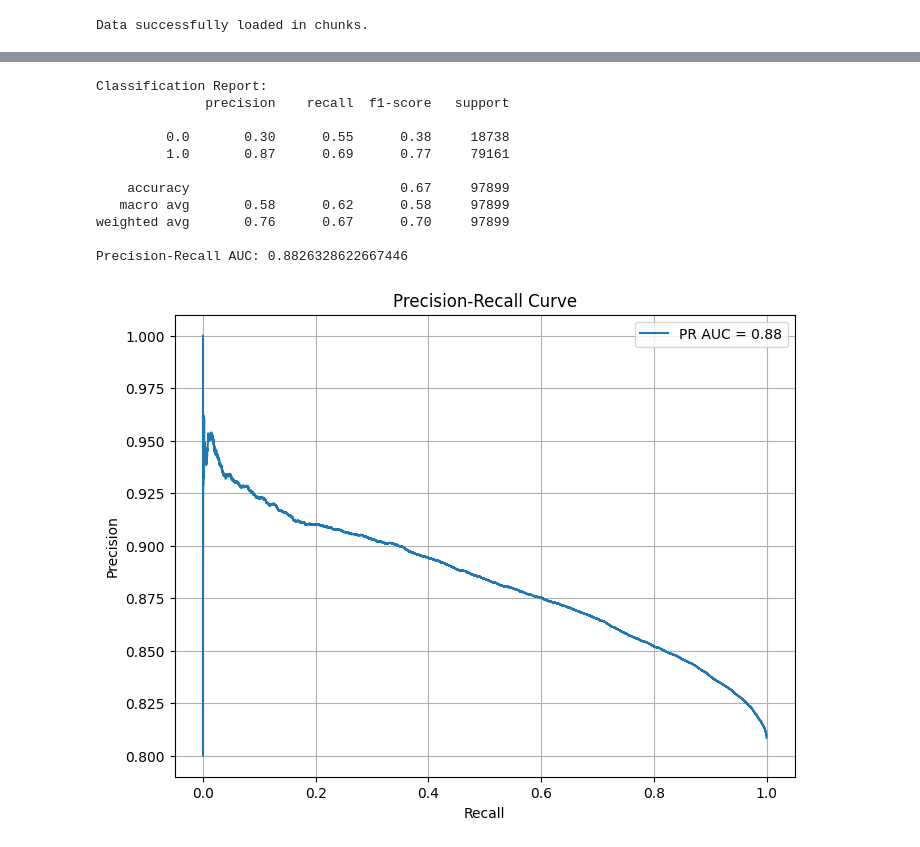
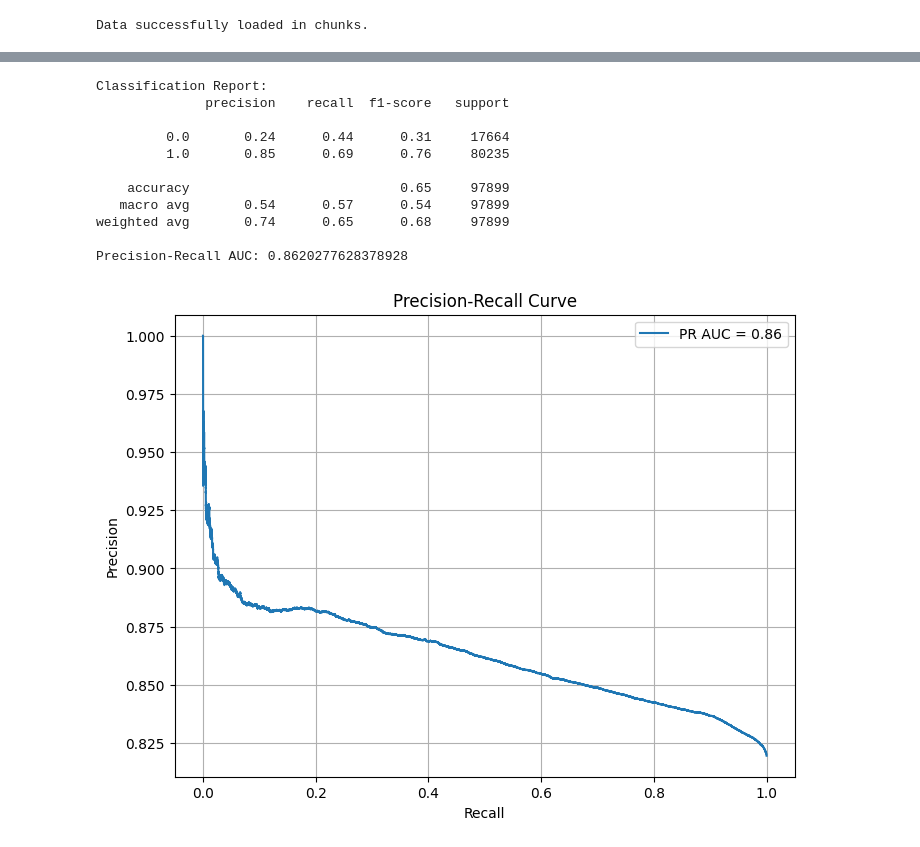
Before and after one commit to hillmerr/Loan_fairness, a Jupyter notebook: model_building.ipynb, the cells around one changed output, grey strips where cells are left out. Drawn from its saved outputs; the diff is of its cells as text; code cells hidden in the pictures.

```diff
--- a/model_building.ipynb
+++ b/model_building.ipynb
@@ -60,18 +82,18 @@ X_train, X_test, y_train, y_test = train_test_split(X_fair, y, test_size=0.3, ra
 # Logistic Regression:
 
 model = LogisticRegression(class_weight='balanced', max_iter=1000, random_state=42)
-model.fit(X_train, y_train)
+model.fit(X_train_f, y_train)
 
 # Predict on the test set
-y_pred = model.predict(X_test)
-y_pred_prob = model.predict_proba(X_test)[:, 1]  # Get probabilities for Precision-Recall
+y_pred_fl = model.predict(X_test_f)
+y_pred_prob_fl = model.predict_proba(X_test_f)[:, 1]  # Get probabilities for Precision-Recall
 
 # Evaluate the model
 print("Classification Report:")
-print(classification_report(y_test, y_pred))
+print(classification_report(y_test, y_pred_fl))
 
 # Precision-Recall Curve
-precision, recall, _ = precision_recall_curve(y_test, y_pred_prob)
+precision, recall, _ = precision_recall_curve(y_test, y_pred_prob_fl)
 pr_auc = auc(recall, precision)
 print(f"Precision-Recall AUC: {pr_auc}")
 
@@ -114,18 +136,18 @@ rf_model = RandomForestClassifier(
     class_weight={0: 5, 1: 1}, # Higher weight for minority class
     random_state=42    # For reproducibility
 )
-rf_model.fit(X_train, y_train)
+rf_model.fit(X_train_f, y_train)
 
 # Predict on the test set
-y_pred = rf_model.predict(X_test)
-y_pred_prob = rf_model.predict_proba(X_test)[:, 1]  # Get probabilities for Precision-Recall
+y_pred_fr = rf_model.predict(X_test_f)
+y_pred_prob_fr = rf_model.predict_proba(X_test_f)[:, 1]  # Get probabilities for Precision-Recall
 
 # Evaluate the model
 print("Classification Report:")
-print(classification_report(y_test, y_pred))
+print(classification_report(y_test, y_pred_fr))
 
 # Precision-Recall Curve
-precision, recall, _ = precision_recall_curve(y_test, y_pred_prob)
+precision, recall, _ = precision_recall_curve(y_test, y_pred_prob_fr)
 pr_auc = auc(recall, precision)
 print(f"Precision-Recall AUC: {pr_auc}")
 
@@ -204,22 +176,19 @@ dtype: object
-# %%
-# Train-test split
-X_train, X_test, y_train, y_test = train_test_split(X_unfair, y, test_size=0.3, random_state=42, stratify=y)
 # %%
 # Logistic Regression:
 
 model = LogisticRegression(class_weight='balanced', max_iter=1000, random_state=42)
-model.fit(X_train, y_train)
+model.fit(X_train_uf, y_train)
 
 # Predict on the test set
-y_pred = model.predict(X_test)
-y_pred_prob = model.predict_proba(X_test)[:, 1]  # Get probabilities for Precision-Recall
+y_pred_ufl = model.predict(X_test_uf)
+y_pred_prob_ufl = model.predict_proba(X_test_uf)[:, 1]  # Get probabilities for Precision-Recall
 
 # Evaluate the model
 print("Classification Report:")
-print(classification_report(y_test, y_pred))
+print(classification_report(y_test, y_pred_ufl))
 
 # Precision-Recall Curve
-precision, recall, _ = precision_recall_curve(y_test, y_pred_prob)
+precision, recall, _ = precision_recall_curve(y_test, y_pred_prob_ufl)
 pr_auc = auc(recall, precision)
 print(f"Precision-Recall AUC: {pr_auc}")
 
@@ -260,42 +229,42 @@ rf_model = RandomForestClassifier(
     min_samples_split=5,
     min_samples_leaf=2,
     class_weight={0: 5, 1: 1}, # Higher weight for minority class
     random_state=42    # For reproducibility
 )
-rf_model.fit(X_train, y_train)
+rf_model.fit(X_train_uf, y_train)
 
 # Predict on the test set
-y_pred = rf_model.predict(X_test)
-y_pred_prob = rf_model.predict_proba(X_test)[:, 1]  # Get probabilities for Precision-Recall
+y_pred_ufr = rf_model.predict(X_test_uf)
+y_pred_prob_ufr = rf_model.predict_proba(X_test_uf)[:, 1]  # Get probabilities for Precision-Recall
 
 # Evaluate the model
 print("Classification Report:")
-print(classification_report(y_test, y_pred))
+print(classification_report(y_test, y_pred_ufr))
 
 # Precision-Recall Curve
-precision, recall, _ = precision_recall_curve(y_test, y_pred_prob)
+precision, recall, _ = precision_recall_curve(y_test, y_pred_prob_ufr)
 pr_auc = auc(recall, precision)
 print(f"Precision-Recall AUC: {pr_auc}")
 
 # Plot Precision-Recall Curve
 plt.figure(figsize=(8, 6))
 plt.plot(recall, precision, label=f'PR AUC = {pr_auc:.2f}')
 plt.xlabel('Recall')
 plt.ylabel('Precision')
 plt.title('Precision-Recall Curve')
 plt.legend(loc='best')
 plt.grid()
 plt.show()
 # %% [output]
 Classification Report:
               precision    recall  f1-score   support
 
-         0.0       0.30      0.55      0.38     18738
-         1.0       0.87      0.69      0.77     79161
+         0.0       0.24      0.44      0.31     17664
+         1.0       0.85      0.69      0.76     80235
 
-    accuracy                           0.67     97899
-   macro avg       0.58      0.62      0.58     97899
-weighted avg       0.76      0.67      0.70     97899
+    accuracy                           0.65     97899
+   macro avg       0.54      0.57      0.54     97899
+weighted avg       0.74      0.65      0.68     97899
 
-Precision-Recall AUC: 0.8826328622667446
+Precision-Recall AUC: 0.8620277628378928
-[figure, old version]
+[figure, new version]
```
Also changed, not shown: parts of 18 cells of this notebook, 13 other files.
